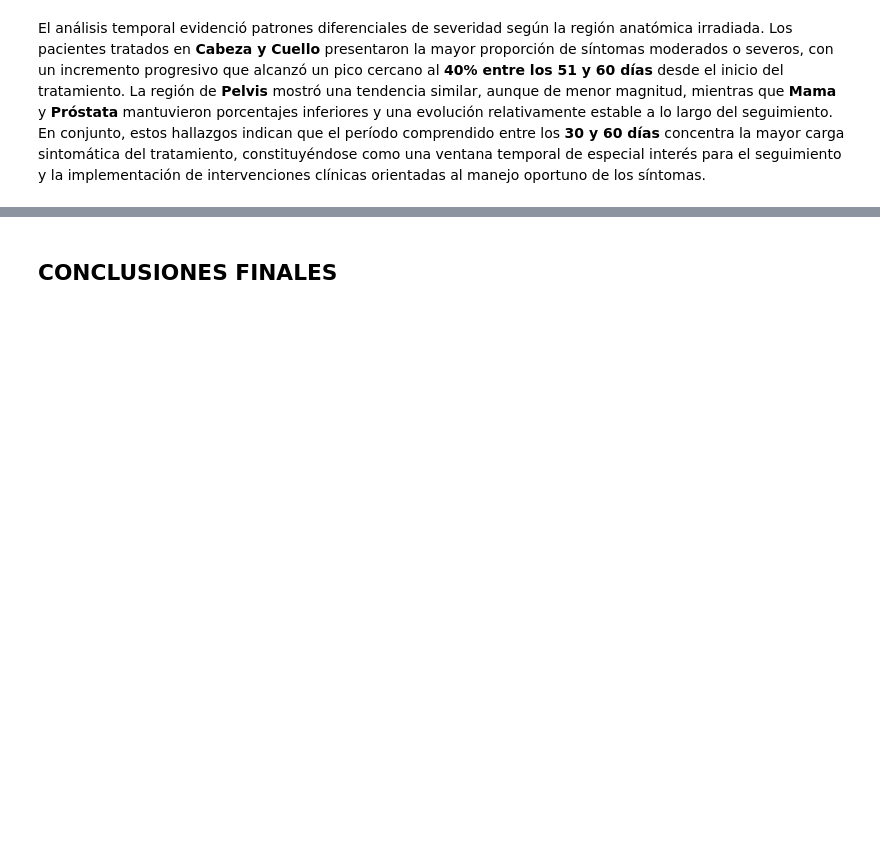
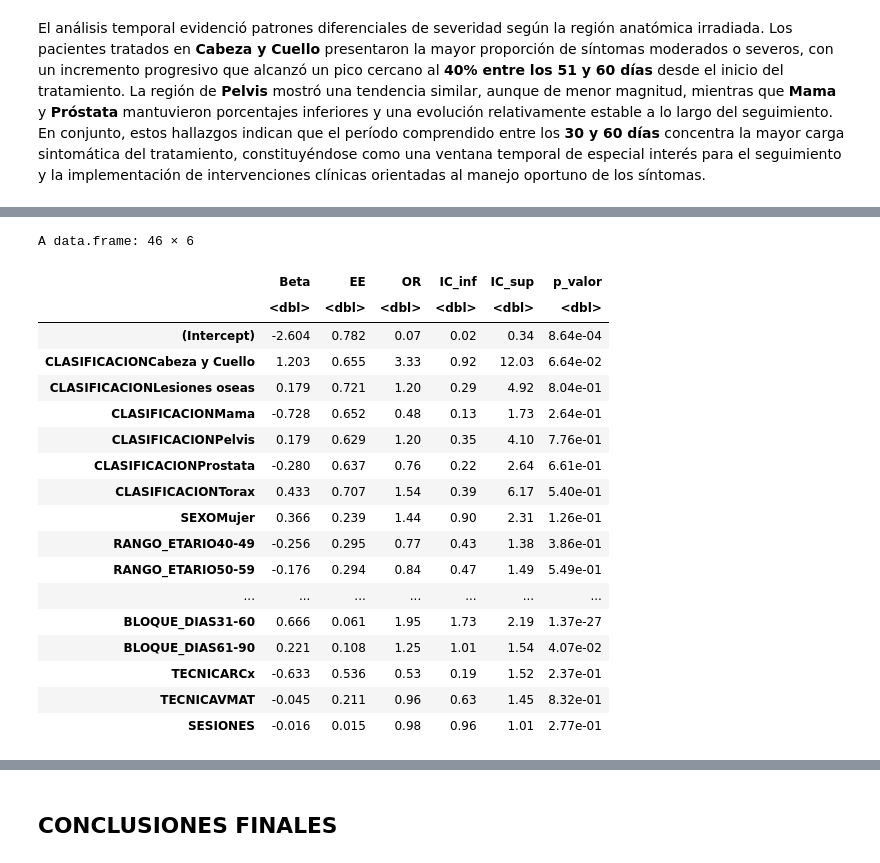
Before and after one commit to juanjoselopez840/analisis-radioterapia-pros, a Jupyter notebook: Análisis de Radioterapia.ipynb, the cells around one changed output, grey strips where cells are left out. Saved outputs shown, nothing was run; the diff lists cells and outputs as text; code cells hidden in the pictures; blank space fills up the shorter version.

Commit message:
Actualización análisis longitudinal y conclusiones

```diff
--- a/Análisis de Radioterapia.ipynb
+++ b/Análisis de Radioterapia.ipynb
@@ -1624,0 +1863,43 @@ El análisis temporal evidenció patrones diferenciales de severidad según la r
+# %%
+# ============================================================
+# COEFICIENTES DEL MODELO LONGITUDINAL
+# ============================================================
+
+coef_modelo <- summary(modelo_long)$coefficients$cond
+
+tabla_coeficientes <- data.frame(
+  Beta = round(coef_modelo[, "Estimate"], 3),
+  EE = round(coef_modelo[, "Std. Error"], 3),
+  OR = round(exp(coef_modelo[, "Estimate"]), 2),
+  IC_inf = round(
+    exp(coef_modelo[, "Estimate"] - 1.96 * coef_modelo[, "Std. Error"]),
+    2
+  ),
+  IC_sup = round(
+    exp(coef_modelo[, "Estimate"] + 1.96 * coef_modelo[, "Std. Error"]),
+    2
+  ),
+  p_valor = signif(coef_modelo[, "Pr(>|z|)"], 3)
+)
+
+tabla_coeficientes
+# %% [output]
+A data.frame: 46 × 6
+|  | Beta | EE | OR | IC_inf | IC_sup | p_valor |
+|  | <dbl> | <dbl> | <dbl> | <dbl> | <dbl> | <dbl> |
+| (Intercept) | -2.604 | 0.782 | 0.07 | 0.02 | 0.34 | 8.64e-04 |
+| CLASIFICACIONCabeza y Cuello | 1.203 | 0.655 | 3.33 | 0.92 | 12.03 | 6.64e-02 |
+| CLASIFICACIONLesiones oseas | 0.179 | 0.721 | 1.20 | 0.29 | 4.92 | 8.04e-01 |
+| CLASIFICACIONMama | -0.728 | 0.652 | 0.48 | 0.13 | 1.73 | 2.64e-01 |
+| CLASIFICACIONPelvis | 0.179 | 0.629 | 1.20 | 0.35 | 4.10 | 7.76e-01 |
+| CLASIFICACIONProstata | -0.280 | 0.637 | 0.76 | 0.22 | 2.64 | 6.61e-01 |
+| CLASIFICACIONTorax | 0.433 | 0.707 | 1.54 | 0.39 | 6.17 | 5.40e-01 |
+| SEXOMujer | 0.366 | 0.239 | 1.44 | 0.90 | 2.31 | 1.26e-01 |
+| RANGO_ETARIO40-49 | -0.256 | 0.295 | 0.77 | 0.43 | 1.38 | 3.86e-01 |
+| RANGO_ETARIO50-59 | -0.176 | 0.294 | 0.84 | 0.47 | 1.49 | 5.49e-01 |
+| ... | ... | ... | ... | ... | ... | ... |
+| BLOQUE_DIAS31-60 | 0.666 | 0.061 | 1.95 | 1.73 | 2.19 | 1.37e-27 |
+| BLOQUE_DIAS61-90 | 0.221 | 0.108 | 1.25 | 1.01 | 1.54 | 4.07e-02 |
+| TECNICARCx | -0.633 | 0.536 | 0.53 | 0.19 | 1.52 | 2.37e-01 |
+| TECNICAVMAT | -0.045 | 0.211 | 0.96 | 0.63 | 1.45 | 8.32e-01 |
+| SESIONES | -0.016 | 0.015 | 0.98 | 0.96 | 1.01 | 2.77e-01 |
```
Also changed, not shown: parts of 11 cells of this notebook.
